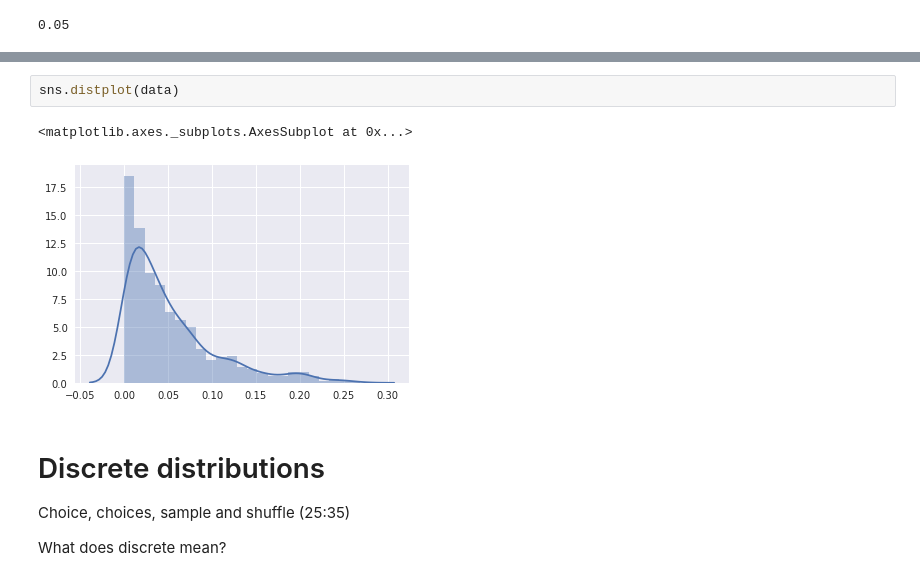
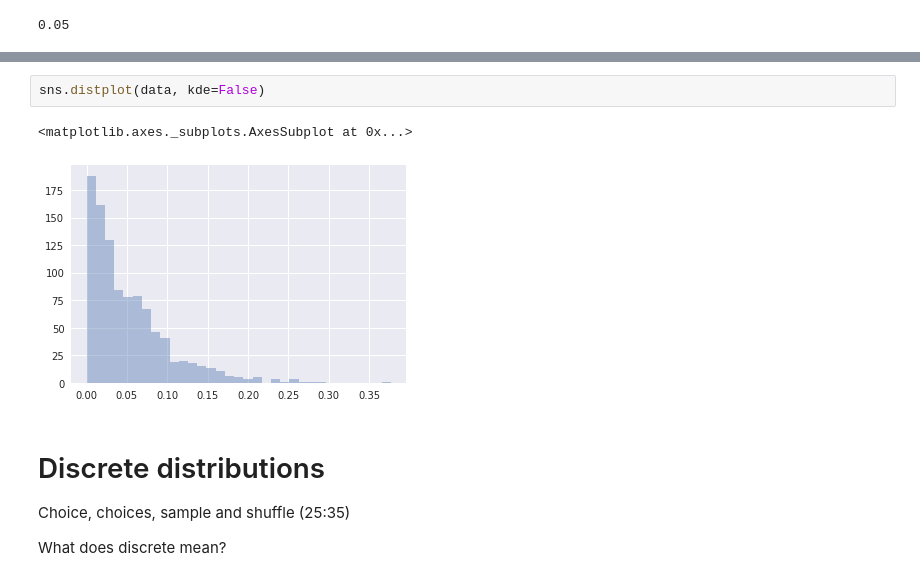
Before and after one commit to staticaland/modern-python-notes, a Jupyter notebook: modern_python.ipynb, the cells around one changed output, grey strips where cells are left out. Saved outputs shown, nothing was run; the diff lists cells and outputs as text.

```diff
--- a/modern_python.ipynb
+++ b/modern_python.ipynb
@@ -378,8 +392,8 @@ stdev(data)
 # %%
-sns.distplot(data)
+sns.distplot(data, kde=False)
 # %% [output]
 <matplotlib.axes._subplots.AxesSubplot at 0x...>
-[figure, old version]
+[figure, new version]
 # %% [markdown]
 # Discrete distributions
 
```
Also changed, not shown: parts of 39 cells of this notebook.
